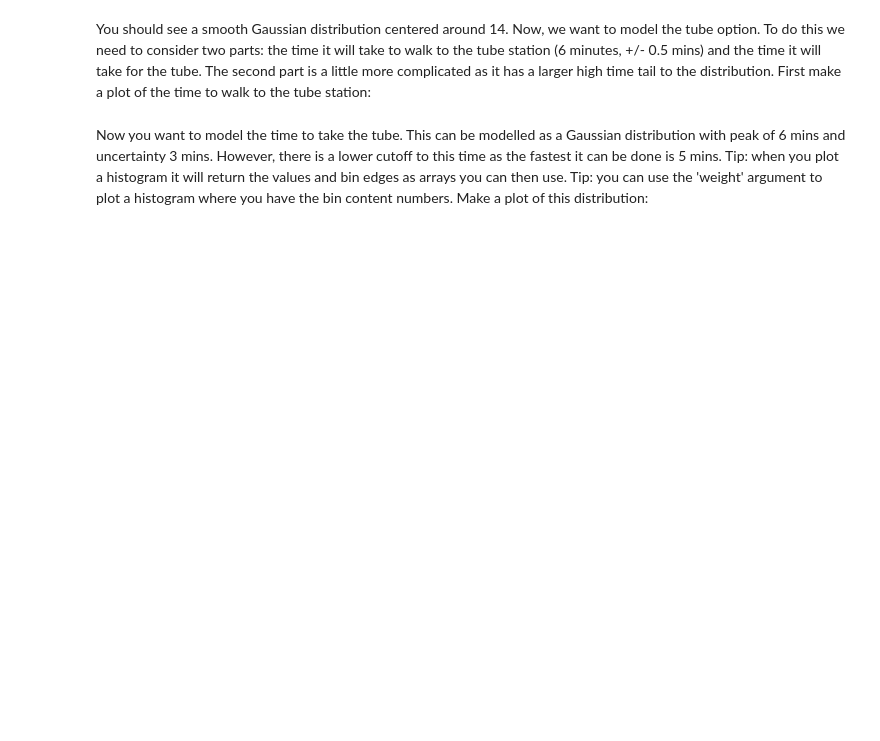
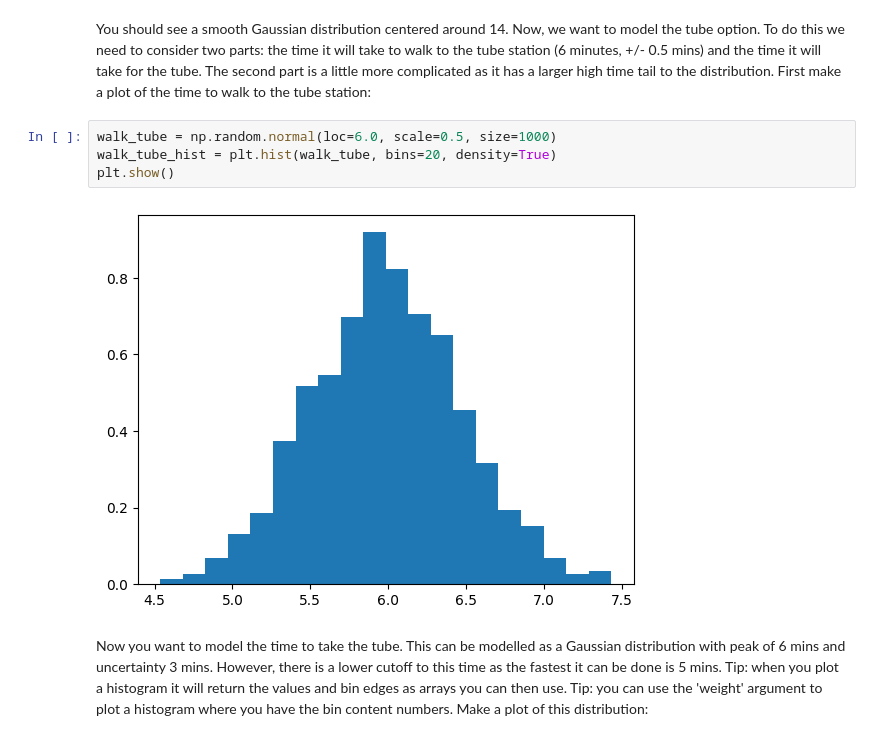
Before and after one commit to abbeywaldron/research_methods_2025, a Jupyter notebook: stats.ipynb, the cells around one changed output. Cells and saved outputs as stored; diff of their text form; blank space fills up the shorter version.

```diff
--- a/stats.ipynb
+++ b/stats.ipynb
@@ -11,4 +21,10 @@ To introduce this topic we will consider a practical example.  You are in London
 # %% [markdown]
 You should see a smooth Gaussian distribution centered around 14.  Now, we want to model the tube option.  To do this we need to consider two parts: the time it will take to walk to the tube station (6 minutes, +/- 0.5 mins) and the time it will take for the tube.  The second part is a little more complicated as it has a larger high time tail to the distribution.  First make a plot of the time to walk to the tube station:
+# %%
+walk_tube = np.random.normal(loc=6.0, scale=0.5, size=1000)
+walk_tube_hist = plt.hist(walk_tube, bins=20, density=True)
+plt.show()
+# %% [output]
+[figure, added]
 # %% [markdown]
 Now you want to model the time to take the tube.  This can be modelled as a Gaussian distribution with peak of 6 mins and uncertainty 3 mins.  However, there is a lower cutoff to this time as the fastest it can be done is 5 mins.  Tip: when you plot a histogram it will return the values and bin edges as arrays you can then use.  Tip: you can use the 'weight' argument to plot a histogram where you have the bin content numbers.  Make a plot of this distribution:
```
Also changed, not shown: parts of 22 cells of this notebook.
